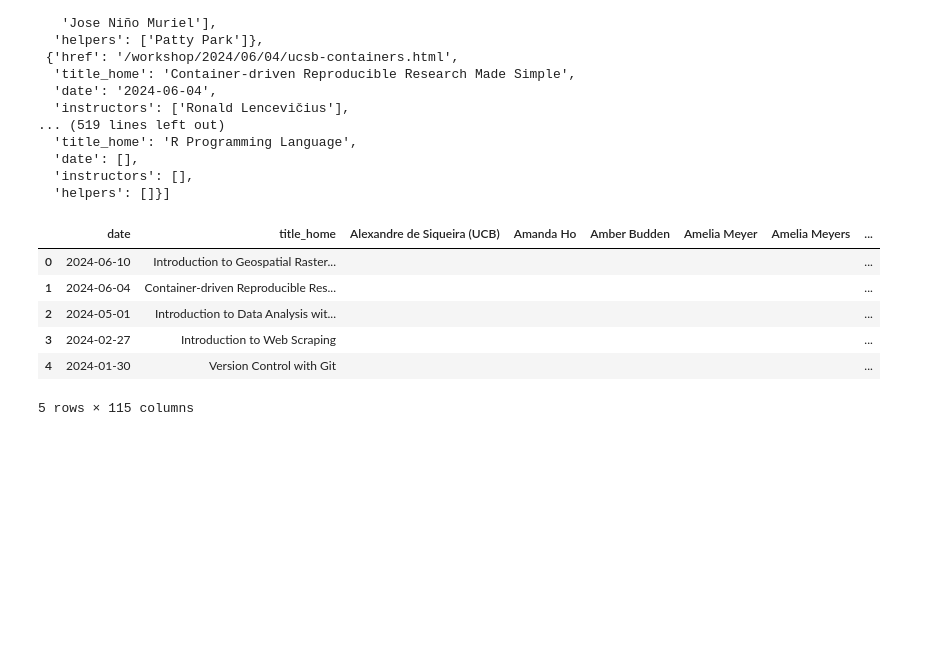
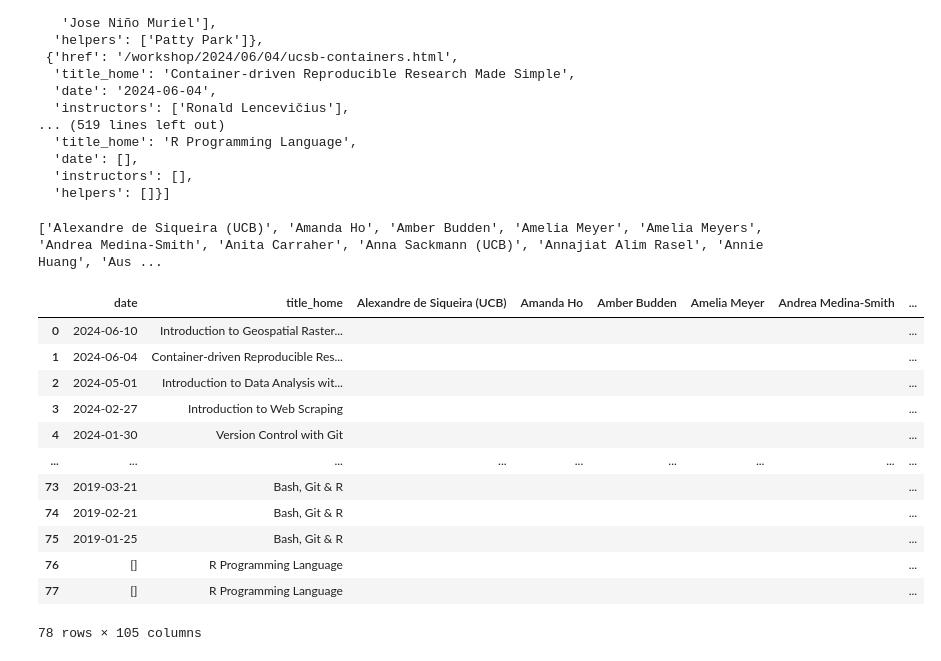
Before and after one commit to josenino95/workshops-list, a Jupyter notebook: extract-info.ipynb, the cells around one changed output. Saved outputs shown, nothing was run; the diff lists cells and outputs as text; code cells hidden in the pictures; blank space fills up the shorter version.

```diff
--- a/extract-info.ipynb
+++ b/extract-info.ipynb
@@ -71,6 +71,35 @@ wlist
   'date': [],
   'instructors': [],
   'helpers': []}]
+# %%
+# Check for names written in different ways
+
+# Initialize an empty set to collect unique names
+unique_names = set()
+
+# Iterate over each dictionary in the list
+for workshop in wlist:
+    # Add all instructors and helpers to the set
+    unique_names.update(workshop['instructors'])
+    unique_names.update(workshop['helpers'])
+
+# Convert the set back to a list
+unique_names_list = sorted(list(unique_names))
+
+print(unique_names_list)
+# %% [output]
+['Alexandre de Siqueira (UCB)', 'Amanda Ho', 'Amber Budden', 'Amelia Meyer', 'Amelia Meyers', 'Andrea Medina-Smith', 'Anita Carraher', 'Anna Sackmann (UCB)', 'Annajiat Alim Rasel', 'Annie Huang', 'Aus ...
+# %%
+# We see that we should replace "David Hunter" for "Dave Hunter" and "Greg Janee" for "Greg Janée"
+for workshop in wlist:
+    workshop['instructors'] = ['Dave Hunter' if name == 'David Hunter' else name for name in workshop['instructors']]
+    workshop['helpers'] = ['Dave Hunter' if name == 'David Hunter' else name for name in workshop['helpers']]
+    workshop['instructors'] = ['Greg Janée' if name == 'Greg Janee' else name for name in workshop['instructors']]
+    workshop['helpers'] = ['Greg Janée' if name == 'Greg Janee' else name for name in workshop['helpers']]
+    workshop['instructors'] = ['Kristi Liu' if name == 'Kristi Liu (UCSB)' else name for name in workshop['instructors']]
+    workshop['helpers'] = ['Kristi Liu' if name == 'Kristi Liu (UCSB)' else name for name in workshop['helpers']]
+    workshop['instructors'] = ['Amelia Meyer' if name == 'Amelia Meyers' else name for name in workshop['instructors']]
+    workshop['helpers'] = ['Amelia Meyer' if name == 'Amelia Meyers' else name for name in workshop['helpers']]
 # %%
 data = []
 for workshop in wlist:
@@ -97,12 +126,18 @@ name_columns = sorted([col for col in columns if col not in fixed_columns])
 # Step 4: Reorder the DataFrame columns
 df = df[fixed_columns + name_columns]
 # %%
-df.head()
+df
 # %% [output]
-|  | date | title_home | Alexandre de Siqueira (UCB) | Amanda Ho | Amber Budden | Amelia Meyer | Amelia Meyers | ... |
+|  | date | title_home | Alexandre de Siqueira (UCB) | Amanda Ho | Amber Budden | Amelia Meyer | Andrea Medina-Smith | ... |
 | 0 | 2024-06-10 | Introduction to Geospatial Raster... |  |  |  |  |  | ... |
 | 1 | 2024-06-04 | Container-driven Reproducible Res... |  |  |  |  |  | ... |
 | 2 | 2024-05-01 | Introduction to Data Analysis wit... |  |  |  |  |  | ... |
 | 3 | 2024-02-27 | Introduction to Web Scraping |  |  |  |  |  | ... |
 | 4 | 2024-01-30 | Version Control with Git |  |  |  |  |  | ... |
+| ... | ... | ... | ... | ... | ... | ... | ... | ... |
+| 73 | 2019-03-21 | Bash, Git & R |  |  |  |  |  | ... |
+| 74 | 2019-02-21 | Bash, Git & R |  |  |  |  |  | ... |
+| 75 | 2019-01-25 | Bash, Git & R |  |  |  |  |  | ... |
+| 76 | [] | R Programming Language |  |  |  |  |  | ... |
+| 77 | [] | R Programming Language |  |  |  |  |  | ... |
-5 rows × 115 columns
+78 rows × 105 columns
```
Also changed, not shown: parts of 4 cells of this notebook, 1 other file.
